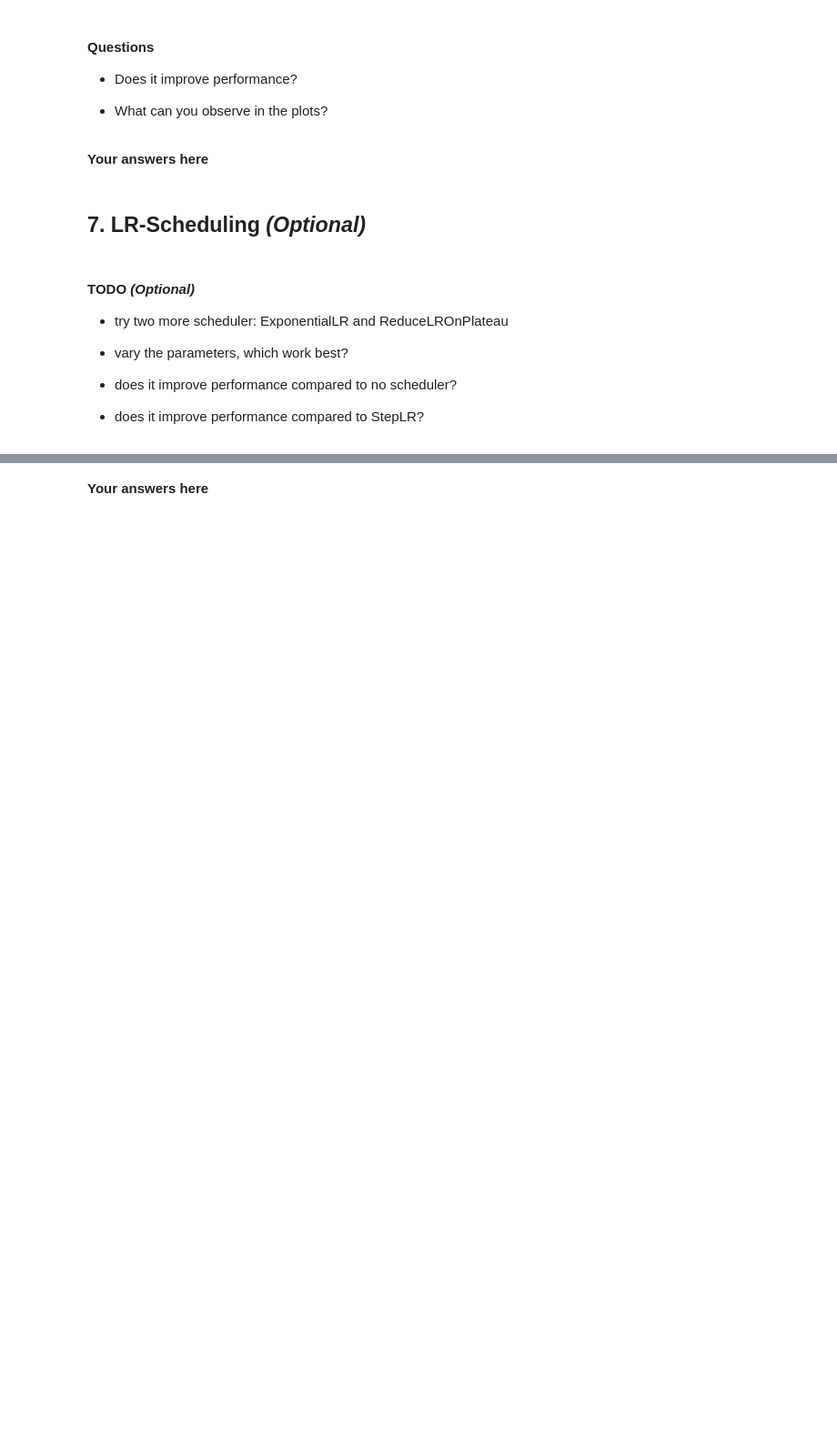
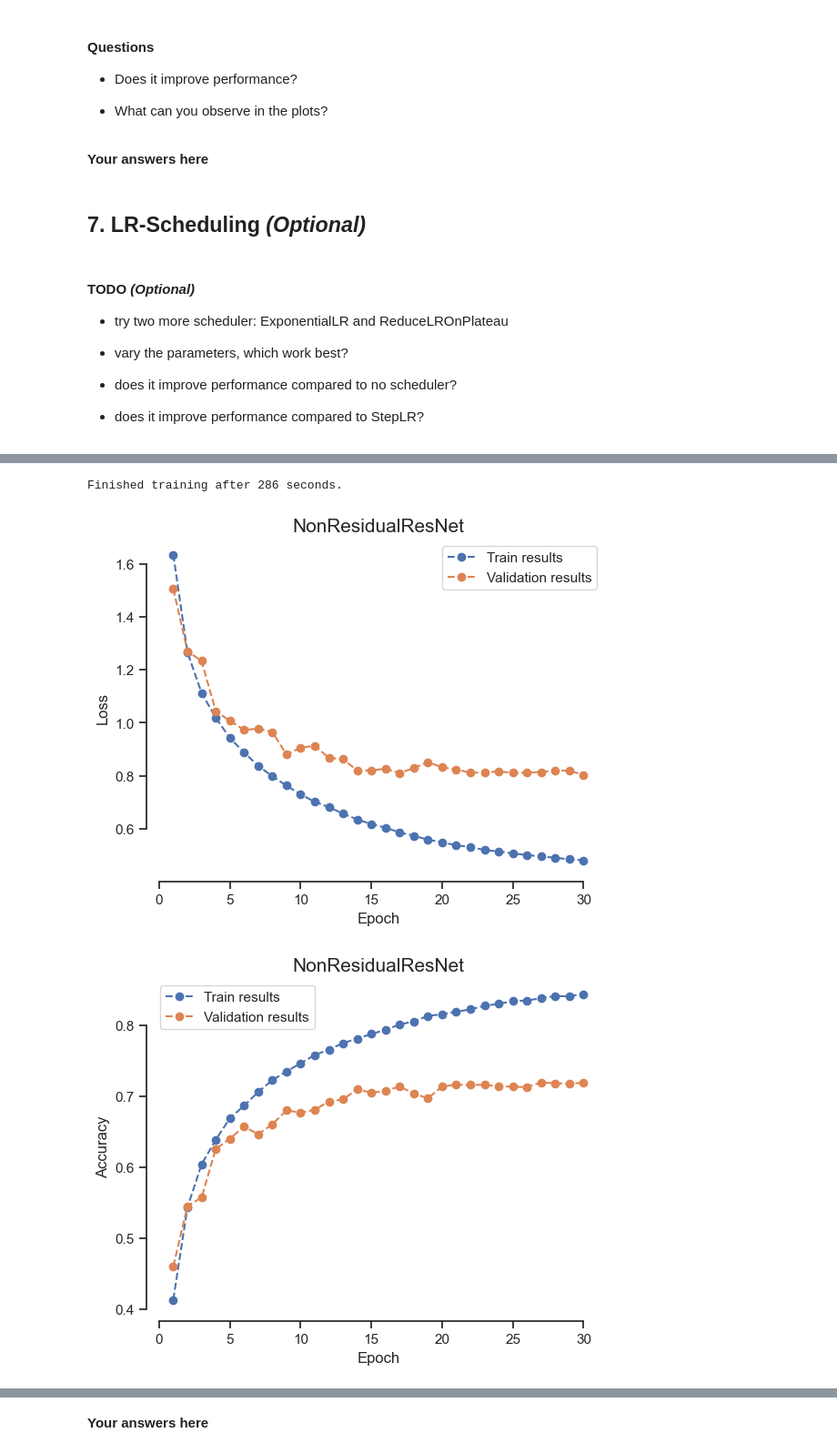
Before and after one commit to mak8427/Deep-Learning-Computer-Vision, a Jupyter notebook: madkour-mattioli-schellscheidt-2.ipynb, the cells around one changed output, grey strips where cells are left out. Shown at 91% size. Cells and saved outputs as stored; diff of their text form; code cells hidden in the pictures; blank space fills up the shorter version.

```diff
--- a/madkour-mattioli-schellscheidt-2.ipynb
+++ b/madkour-mattioli-schellscheidt-2.ipynb
@@ -818,0 +844,21 @@ Finished training after 209 seconds.
+# %%
+
+# TODO (Optional): Train and plot with different schedulers
+# TODO: Train and plot with step size 15, gamma 0.1, 30 epochs.
+# Define your model, optimizer, and loss function
+resnet_model = ResNet(10, use_residual = False)
+model = resnet_model.to(device)
+optimizer = torch.optim.Adam(model.parameters(), lr=0.001)
+loss_function = nn.CrossEntropyLoss()
+
+# Create a learning rate scheduler
+scheduler = torch.optim.lr_scheduler.ExponentialLR(optimizer, gamma=0.9)
+
+# Run training with the scheduler
+train_losses, val_losses, train_accs, val_accs, confusion_matrix = run_training(
+    model, optimizer, loss_function, device, 30, trainloader, valloader, scheduler=scheduler)
+
+# Plot the results
+plot("NonResidualResNet", "Loss", train_losses, val_losses)
+plot("NonResidualResNet", "Accuracy", train_accs, val_accs)
+# %% [output]
@@ -818,0 +866,3 @@ Finished training after 209 seconds.
+Finished training after 286 seconds.
+[figure, added]
+[figure, added]
```
Also changed, not shown: parts of 7 cells of this notebook.
